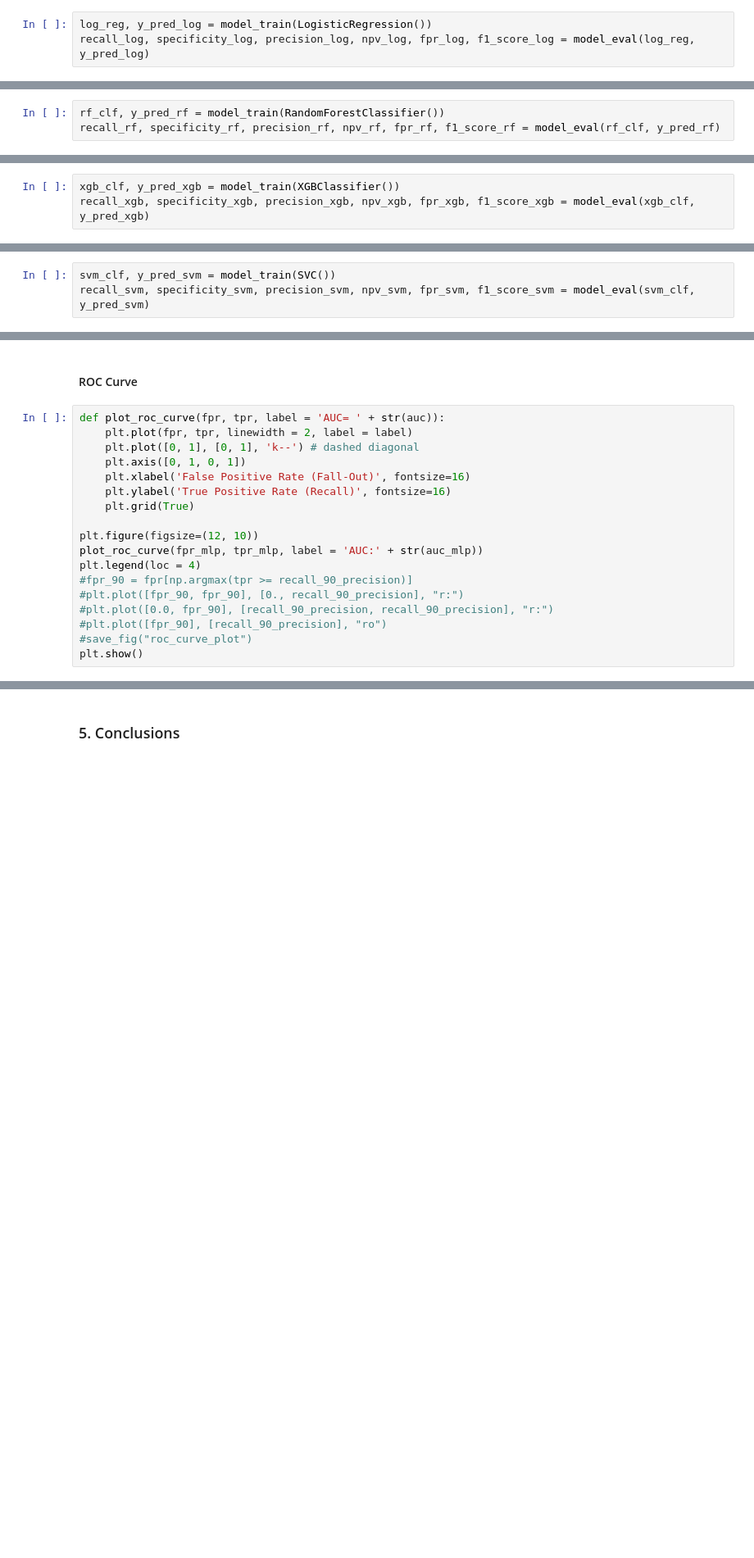
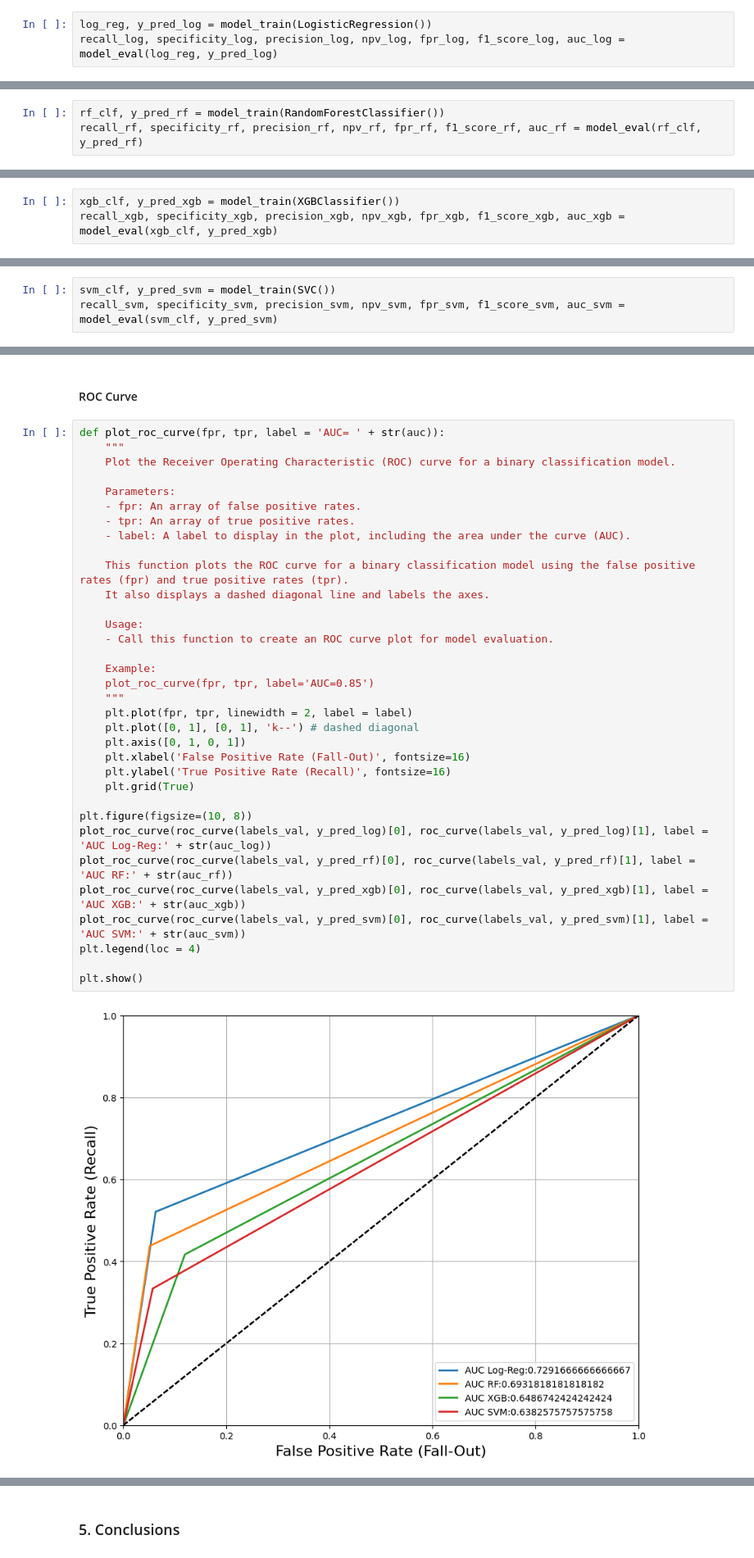
Before and after one commit to jorgecompleto/Qustodio-Technical-Test, a Jupyter notebook: Exercise_2_Churn_Prediction.ipynb, the cells around one changed output, grey strips where cells are left out. Shown: that part at 82% size. Saved outputs shown, nothing was run; the diff lists cells and outputs as text; blank space fills up the shorter version.

Commit message:
adds model comparison metrics

```diff
--- a/Exercise_2_Churn_Prediction.ipynb
+++ b/Exercise_2_Churn_Prediction.ipynb
@@ -424,7 +428,7 @@ def model_eval(model, validation_predictions):
 #### Logistic Regression
 # %%
 log_reg, y_pred_log = model_train(LogisticRegression())
-recall_log, specificity_log, precision_log, npv_log, fpr_log, f1_score_log = model_eval(log_reg, y_pred_log)
+recall_log, specificity_log, precision_log, npv_log, fpr_log, f1_score_log, auc_log = model_eval(log_reg, y_pred_log)
 # %% [output]
 ********* Accuracy Score *********
 Train Accuracy: 0.8357541899441341
@@ -450,7 +451,7 @@ Validation Accuracy: 0.8482142857142857
 #### Random Forest
 # %%
 rf_clf, y_pred_rf = model_train(RandomForestClassifier())
-recall_rf, specificity_rf, precision_rf, npv_rf, fpr_rf, f1_score_rf = model_eval(rf_clf, y_pred_rf)
+recall_rf, specificity_rf, precision_rf, npv_rf, fpr_rf, f1_score_rf, auc_rf = model_eval(rf_clf, y_pred_rf)
 # %% [output]
 ********* Accuracy Score *********
 Train Accuracy: 1.0
@@ -476,7 +474,7 @@ Validation Accuracy: 0.8125
 #### XGBoost
 # %%
 xgb_clf, y_pred_xgb = model_train(XGBClassifier())
-recall_xgb, specificity_xgb, precision_xgb, npv_xgb, fpr_xgb, f1_score_xgb = model_eval(xgb_clf, y_pred_xgb)
+recall_xgb, specificity_xgb, precision_xgb, npv_xgb, fpr_xgb, f1_score_xgb, auc_xgb = model_eval(xgb_clf, y_pred_xgb)
 # %% [output]
 ********* Accuracy Score *********
 Train Accuracy: 1.0
@@ -502,7 +497,7 @@ Validation Accuracy: 0.78125
 #### SVM
 # %%
 svm_clf, y_pred_svm = model_train(SVC())
-recall_svm, specificity_svm, precision_svm, npv_svm, fpr_svm, f1_score_svm = model_eval(svm_clf, y_pred_svm)
+recall_svm, specificity_svm, precision_svm, npv_svm, fpr_svm, f1_score_svm, auc_svm = model_eval(svm_clf, y_pred_svm)
 # %% [output]
 ********* Accuracy Score *********
 Train Accuracy: 0.8536312849162011
@@ -528,19 +520,37 @@ Validation Accuracy: 0.8125
 #### ROC Curve
 # %%
 def plot_roc_curve(fpr, tpr, label = 'AUC= ' + str(auc)):
+    """
+    Plot the Receiver Operating Characteristic (ROC) curve for a binary classification model.
+
+    Parameters:
+    - fpr: An array of false positive rates.
+    - tpr: An array of true positive rates.
+    - label: A label to display in the plot, including the area under the curve (AUC).
+
+    This function plots the ROC curve for a binary classification model using the false positive rates (fpr) and true positive rates (tpr).
+    It also displays a dashed diagonal line and labels the axes.
+
+    Usage:
+    - Call this function to create an ROC curve plot for model evaluation.
+
+    Example:
+    plot_roc_curve(fpr, tpr, label='AUC=0.85')
+    """
     plt.plot(fpr, tpr, linewidth = 2, label = label)
     plt.plot([0, 1], [0, 1], 'k--') # dashed diagonal
     plt.axis([0, 1, 0, 1])
     plt.xlabel('False Positive Rate (Fall-Out)', fontsize=16)
     plt.ylabel('True Positive Rate (Recall)', fontsize=16)
     plt.grid(True)
 
-plt.figure(figsize=(12, 10))
-plot_roc_curve(fpr_mlp, tpr_mlp, label = 'AUC:' + str(auc_mlp))
+plt.figure(figsize=(10, 8))
+plot_roc_curve(roc_curve(labels_val, y_pred_log)[0], roc_curve(labels_val, y_pred_log)[1], label = 'AUC Log-Reg:' + str(auc_log))
+plot_roc_curve(roc_curve(labels_val, y_pred_rf)[0], roc_curve(labels_val, y_pred_rf)[1], label = 'AUC RF:' + str(auc_rf))
+plot_roc_curve(roc_curve(labels_val, y_pred_xgb)[0], roc_curve(labels_val, y_pred_xgb)[1], label = 'AUC XGB:' + str(auc_xgb))
+plot_roc_curve(roc_curve(labels_val, y_pred_svm)[0], roc_curve(labels_val, y_pred_svm)[1], label = 'AUC SVM:' + str(auc_svm))
 plt.legend(loc = 4)
-#fpr_90 = fpr[np.argmax(tpr >= recall_90_precision)]
-#plt.plot([fpr_90, fpr_90], [0., recall_90_precision], "r:")
-#plt.plot([0.0, fpr_90], [recall_90_precision, recall_90_precision], "r:")
-#plt.plot([fpr_90], [recall_90_precision], "ro")
-#save_fig("roc_curve_plot")
+
 plt.show()
+# %% [output]
+[figure, added]
```
Also changed, not shown: parts of 17 cells of this notebook.
